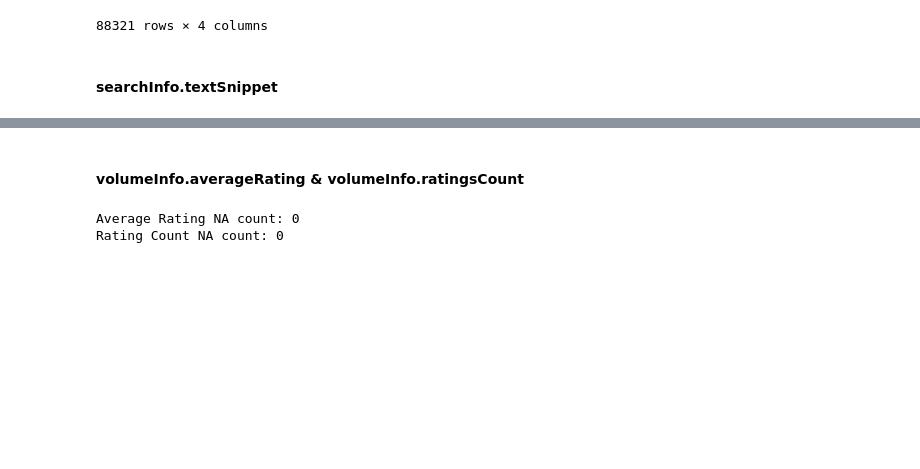
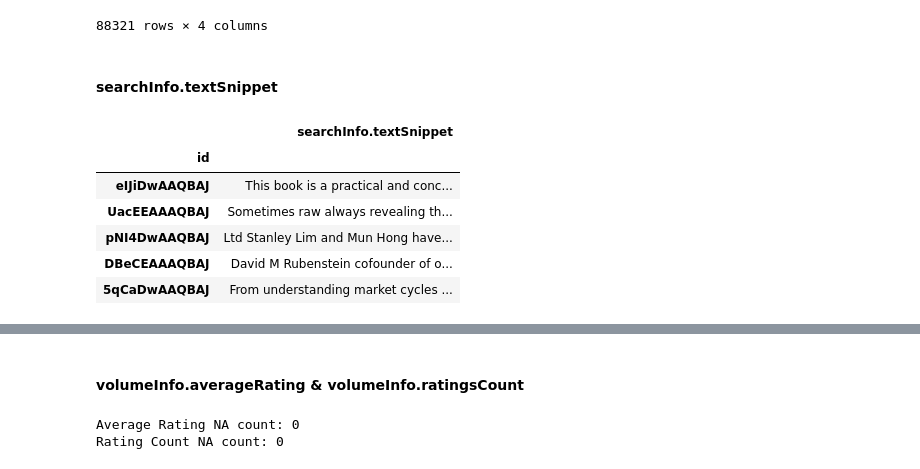
Before and after one commit to hilarylimyuxuan/Book-Recommendation-System, a Jupyter notebook: Book Recommendation System - Google Book.ipynb, the cells around one changed output, grey strips where cells are left out. Saved outputs shown, nothing was run; the diff lists cells and outputs as text; code cells hidden in the pictures; blank space fills up the shorter version.

```diff
--- a/Book Recommendation System - Google Book.ipynb
+++ b/Book Recommendation System - Google Book.ipynb
@@ -861,3 +848,24 @@ List Price NA count: 0
 88321 rows × 4 columns
 # %% [markdown]
 #### searchInfo.textSnippet
+# %%
+text_df = book_df[['searchInfo.textSnippet']].copy()
+
+# fill NA with missing
+text_df['searchInfo.textSnippet'].fillna("Missing", inplace = True)
+
+# decode the string
+text_df['searchInfo.textSnippet'] = text_df['searchInfo.textSnippet'].apply(lambda x: html.unescape(x))
+
+# remove special characters except space from string
+text_df['searchInfo.textSnippet'] = text_df['searchInfo.textSnippet'].str.replace('[^\w\s]', '')
+
+display(text_df.head())
+# %% [output]
+|  | searchInfo.textSnippet |
+| id |  |
+| eIJiDwAAQBAJ | This book is a practical and conc... |
+| UacEEAAAQBAJ | Sometimes raw always revealing th... |
+| pNI4DwAAQBAJ | Ltd Stanley Lim and Mun Hong have... |
+| DBeCEAAAQBAJ | David M Rubenstein cofounder of o... |
+| 5qCaDwAAQBAJ | From understanding market cycles ... |
```
Also changed, not shown: parts of 7 cells of this notebook.
